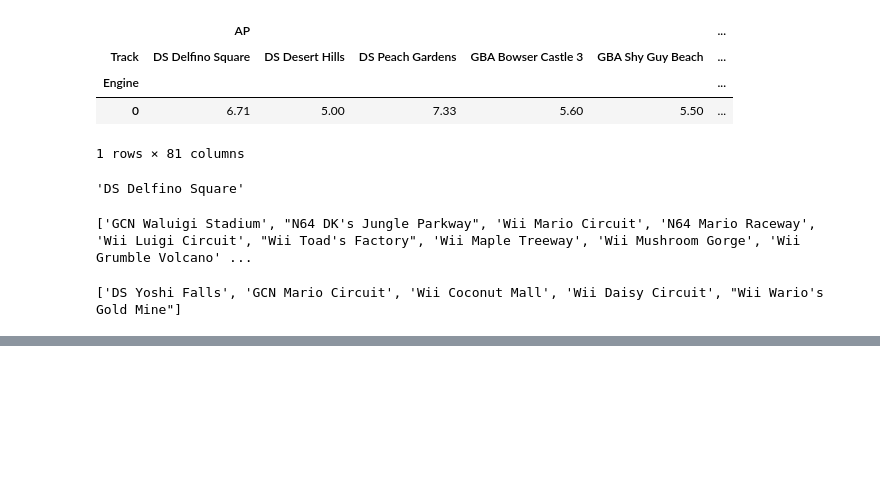
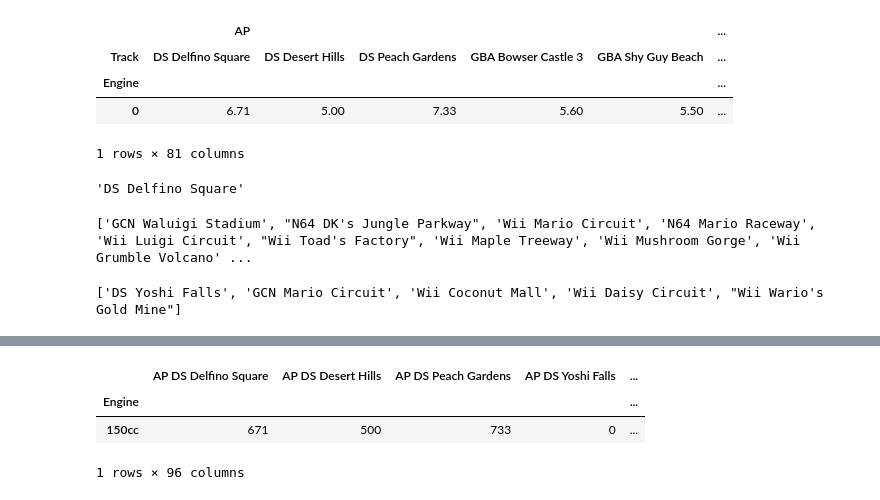
Before and after one commit to fordjackson26/CS5394Project3, a Jupyter notebook: input_parsing.ipynb, the cells around one changed output, grey strips where cells are left out. Saved outputs shown, nothing was run; the diff lists cells and outputs as text; code cells hidden in the pictures; blank space fills up the shorter version.

```diff
--- a/input_parsing.ipynb
+++ b/input_parsing.ipynb
@@ -204,0 +371,7 @@ for track in track_diff:
+# %%
+t4.head()
+# %% [output]
+|  | AP DS Delfino Square | AP DS Desert Hills | AP DS Peach Gardens | AP DS Yoshi Falls | ... |
+| Engine |  |  |  |  | ... |
+| 150cc | 671 | 500 | 733 | 0 | ... |
+1 rows × 96 columns
```
Also changed, not shown: parts of 19 cells of this notebook, 2 other files.
